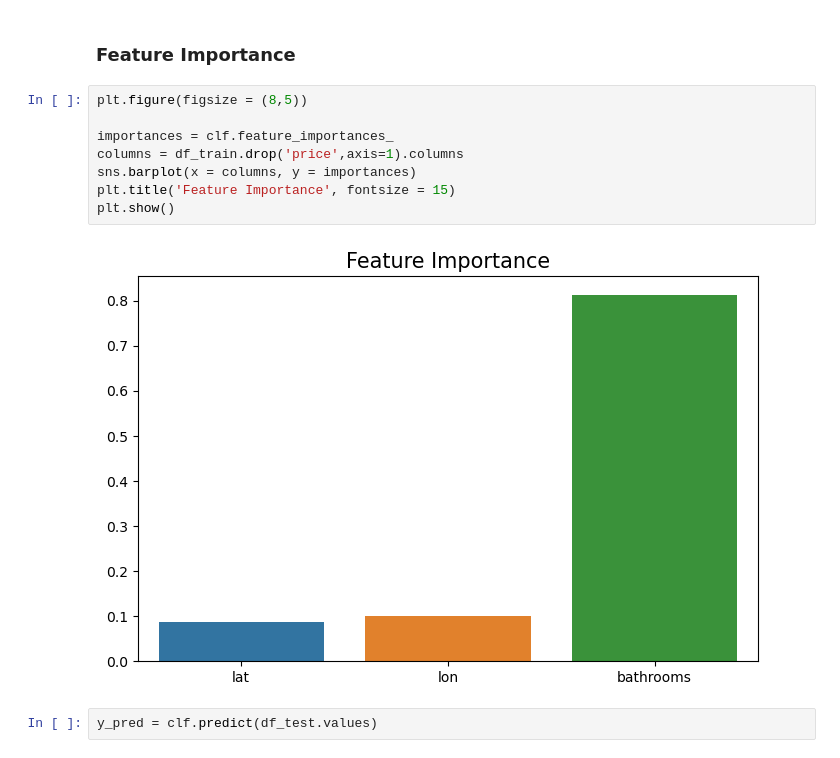
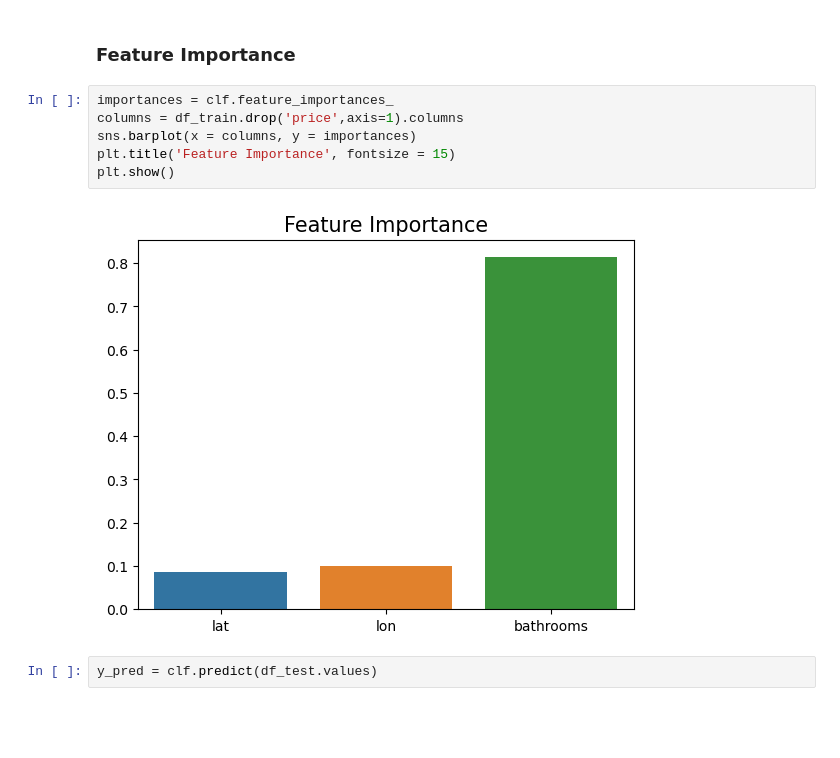
Before and after one commit to julicaro31/JULIA-CARO-DS4-PI_ML, a Jupyter notebook: ML_model.ipynb, the cells around one changed output. Drawn from its saved outputs; the diff is of its cells as text; blank space fills up the shorter version.

```diff
--- a/ML_model.ipynb
+++ b/ML_model.ipynb
@@ -436,15 +436,13 @@ plt.show()
 # %% [markdown]
 ### Feature Importance
 # %%
-plt.figure(figsize = (8,5))
-
 importances = clf.feature_importances_
 columns = df_train.drop('price',axis=1).columns
 sns.barplot(x = columns, y = importances)
 plt.title('Feature Importance', fontsize = 15)
 plt.show()
 # %% [output]
-[figure, old version]
+[figure, new version]
 # %%
 y_pred = clf.predict(df_test.values)
 # %%
```
Also changed, not shown: parts of 6 cells of this notebook, 1 other file.
